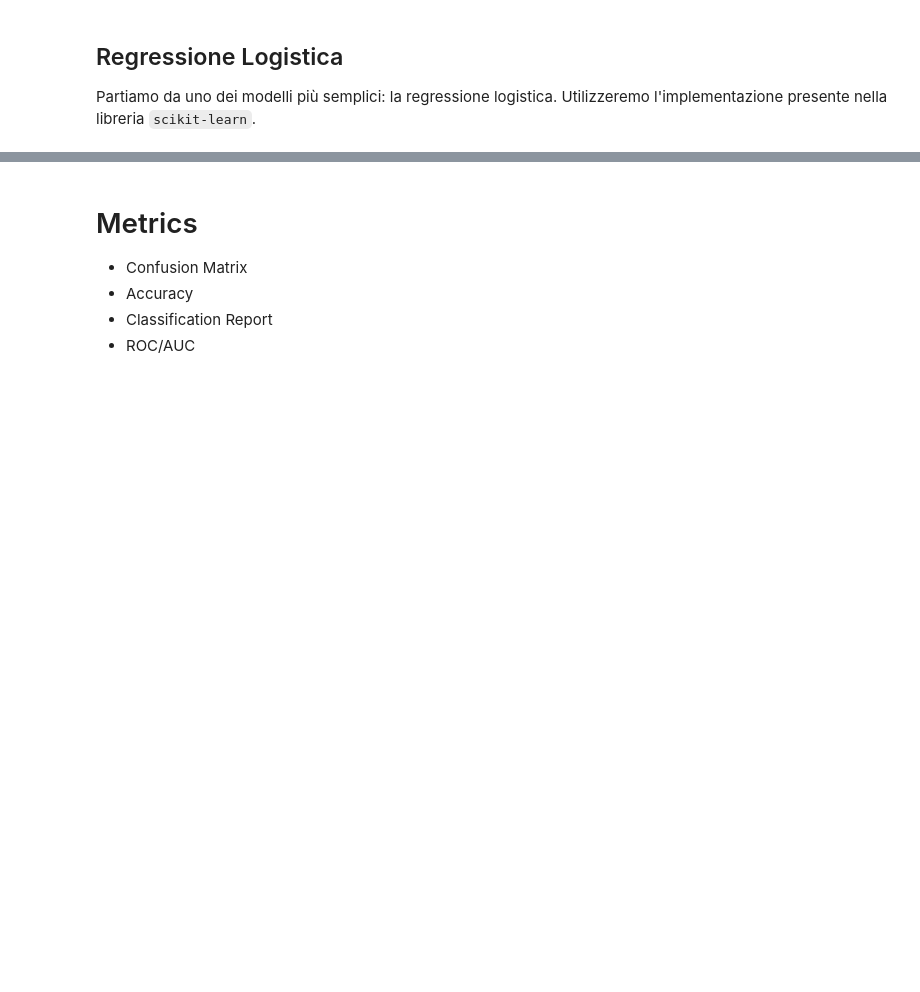
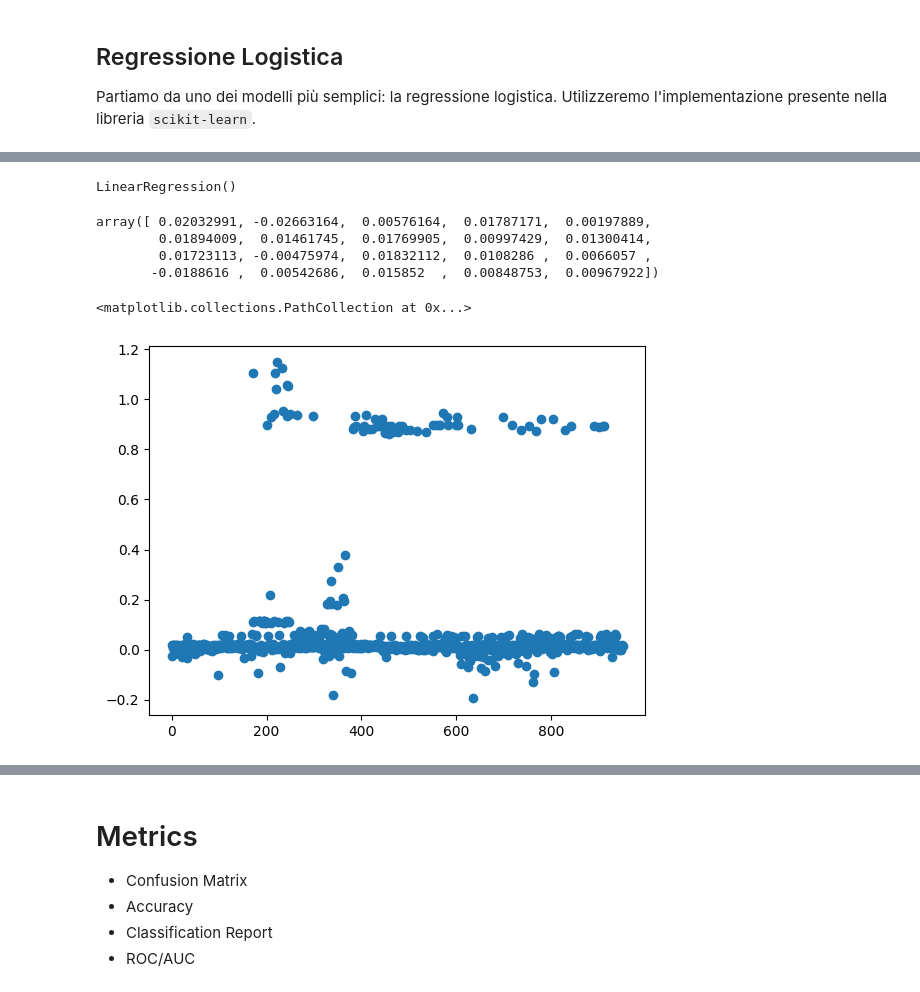
Before and after one commit to DLBD-Department/Python-Data-Science, a Jupyter notebook: Day3-MachineLearning/E2E-ML.ipynb, the cells around one changed output, grey strips where cells are left out. Drawn from its saved outputs; the diff is of its cells as text; code cells hidden in the pictures; blank space fills up the shorter version.

```diff
--- a/Day3-MachineLearning/E2E-ML.ipynb
+++ b/Day3-MachineLearning/E2E-ML.ipynb
@@ -140,3 +139,5 @@ log_reg = LogisticRegression(
     # di regolarizzazione.
     l1_ratio=None,
 )
+# %%
+log_reg.fit(X_train, y_train)
@@ -142,0 +152,21 @@ log_reg = LogisticRegression(
+# %%
+lin_reg = LinearRegression()
+# %%
+lin_reg.fit(X_train, y_train)
+# %% [output]
+LinearRegression()
+# %%
+pred_lin_reg = lin_reg.predict(X_test)
+# %%
+pred_lin_reg[:20]
+# %% [output]
+array([ 0.02032991, -0.02663164,  0.00576164,  0.01787171,  0.00197889,
+        0.01894009,  0.01461745,  0.01769905,  0.00997429,  0.01300414,
+        0.01723113, -0.00475974,  0.01832112,  0.0108286 ,  0.0066057 ,
+       -0.0188616 ,  0.00542686,  0.015852  ,  0.00848753,  0.00967922])
+# %%
+x = np.arange(pred_lin_reg.shape[0])
+plt.scatter(x, pred_lin_reg)
+# %% [output]
+<matplotlib.collections.PathCollection at 0x...>
+[figure, added]
```
Also changed, not shown: parts of 25 cells of this notebook.
